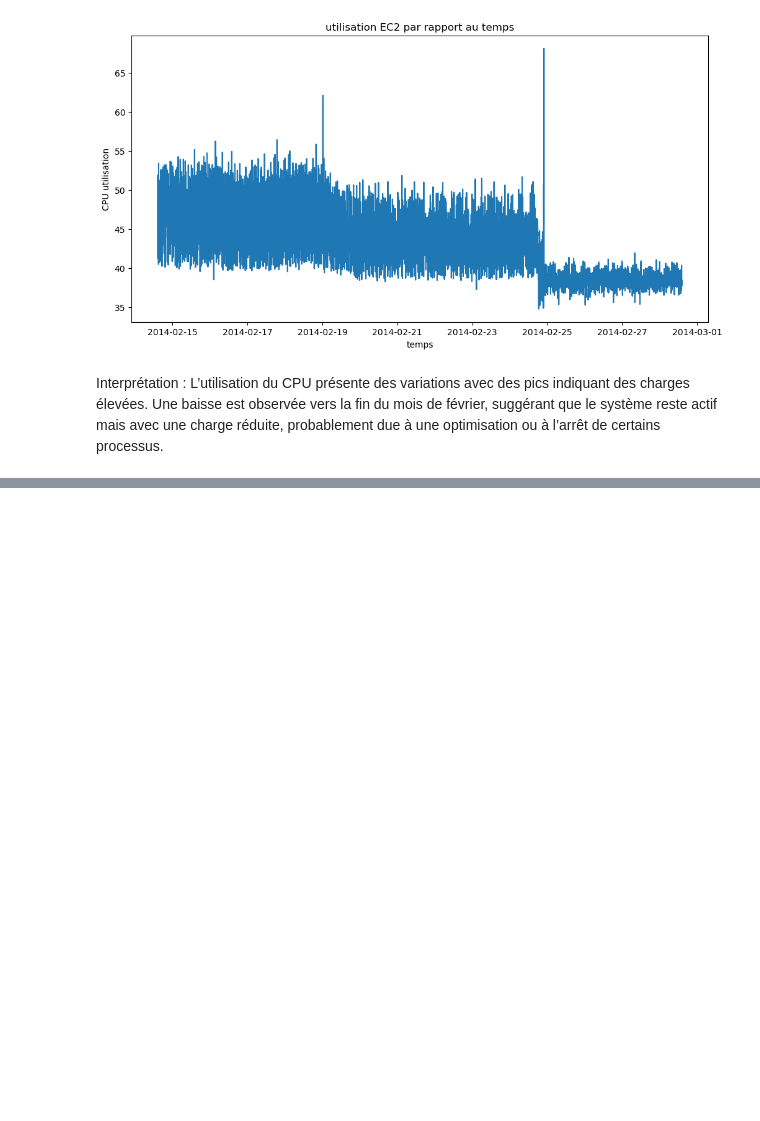
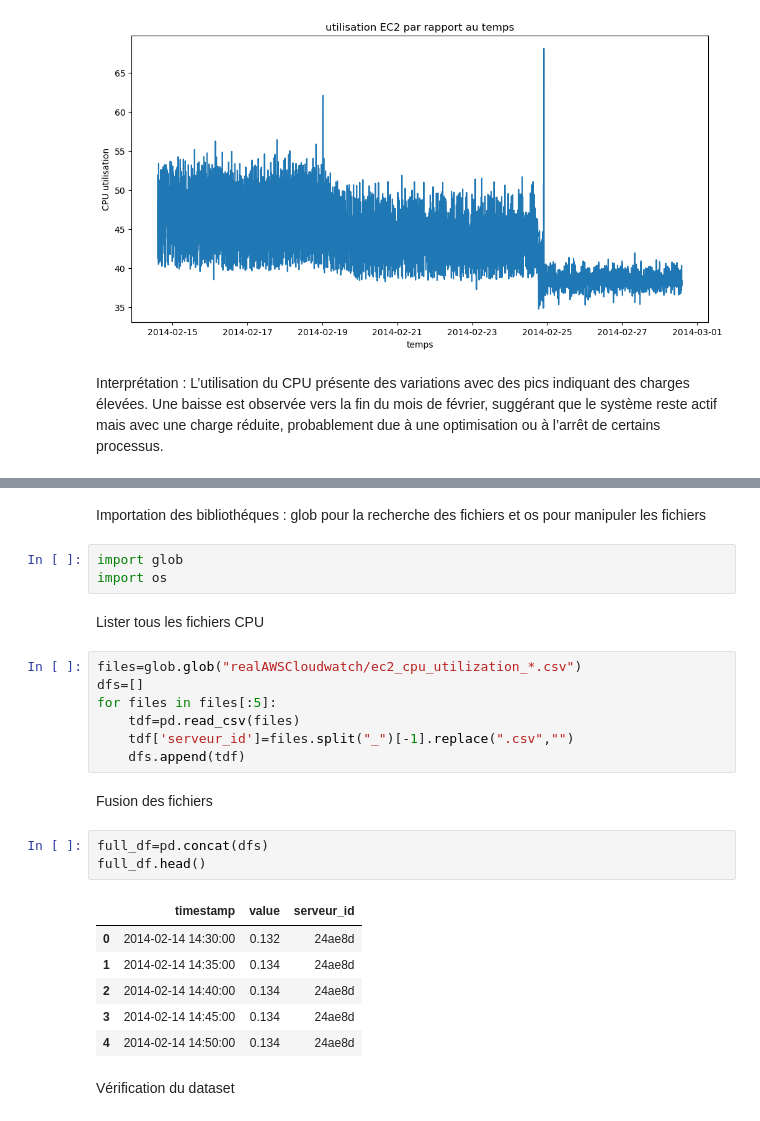
Before and after one commit to Rihab160/dataset-pfe, a Jupyter notebook: phase1_data_exploration.ipynb, the cells around one changed output, grey strips where cells are left out. Saved outputs shown, nothing was run; the diff lists cells and outputs as text; blank space fills up the shorter version.

```diff
--- a/phase1_data_exploration.ipynb
+++ b/phase1_data_exploration.ipynb
@@ -62,0 +65,28 @@ Interprétation : L’utilisation du CPU présente des variations avec des pics
+# %% [markdown]
+Importation des bibliothéques : glob pour la recherche des fichiers et os pour manipuler les fichiers
+# %%
+import glob
+import os
+# %% [markdown]
+Lister tous les fichiers CPU
+# %%
+files=glob.glob("realAWSCloudwatch/ec2_cpu_utilization_*.csv")
+dfs=[]
+for files in files[:5]:
+    tdf=pd.read_csv(files)
+    tdf['serveur_id']=files.split("_")[-1].replace(".csv","")
+    dfs.append(tdf)
+# %% [markdown]
+Fusion des fichiers
+# %%
+full_df=pd.concat(dfs)
+full_df.head()
+# %% [output]
+|  | timestamp | value | serveur_id |
+| 0 | 2014-02-14 14:30:00 | 0.132 | 24ae8d |
+| 1 | 2014-02-14 14:35:00 | 0.134 | 24ae8d |
+| 2 | 2014-02-14 14:40:00 | 0.134 | 24ae8d |
+| 3 | 2014-02-14 14:45:00 | 0.134 | 24ae8d |
+| 4 | 2014-02-14 14:50:00 | 0.134 | 24ae8d |
+# %% [markdown]
+Vérification du dataset
```
Also changed, not shown: parts of 4 cells of this notebook, 17 other files.
